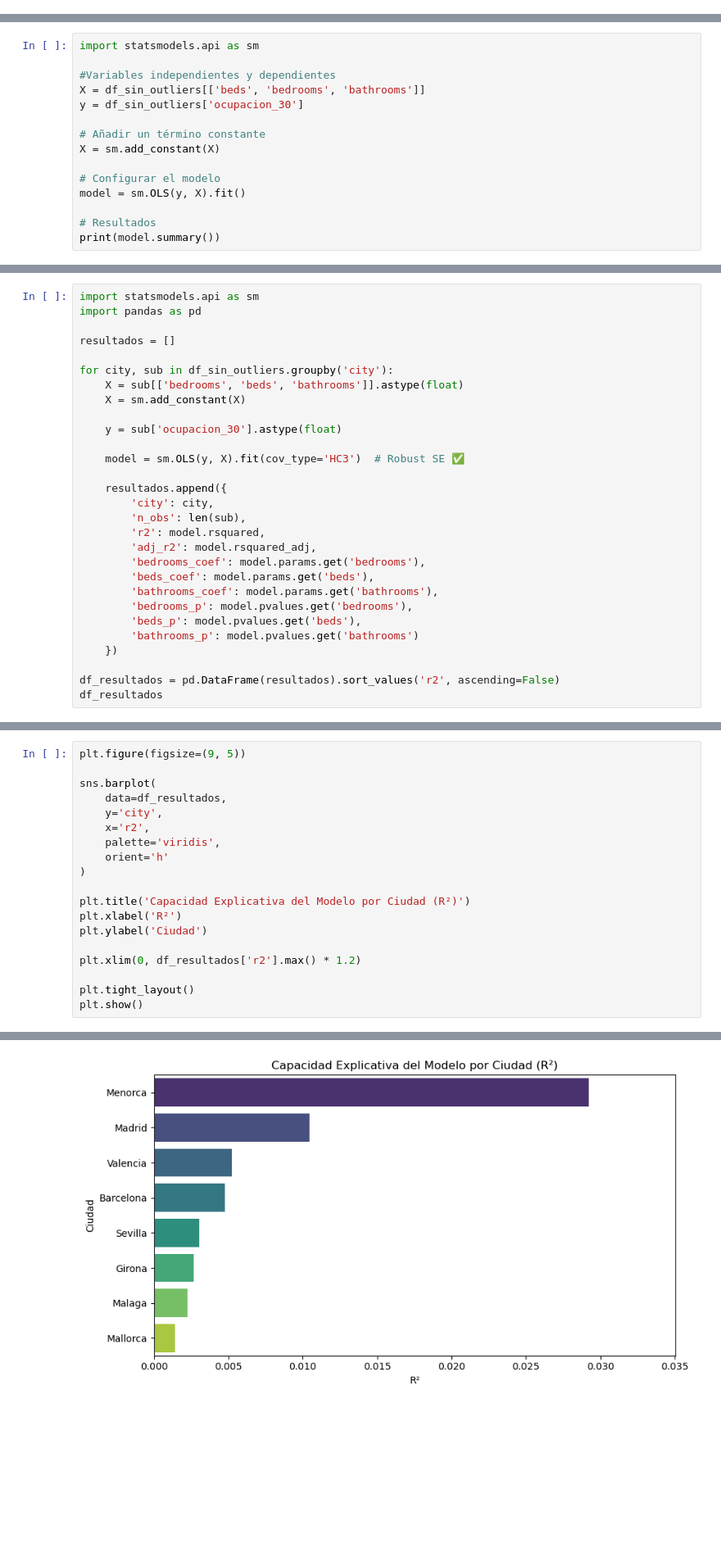
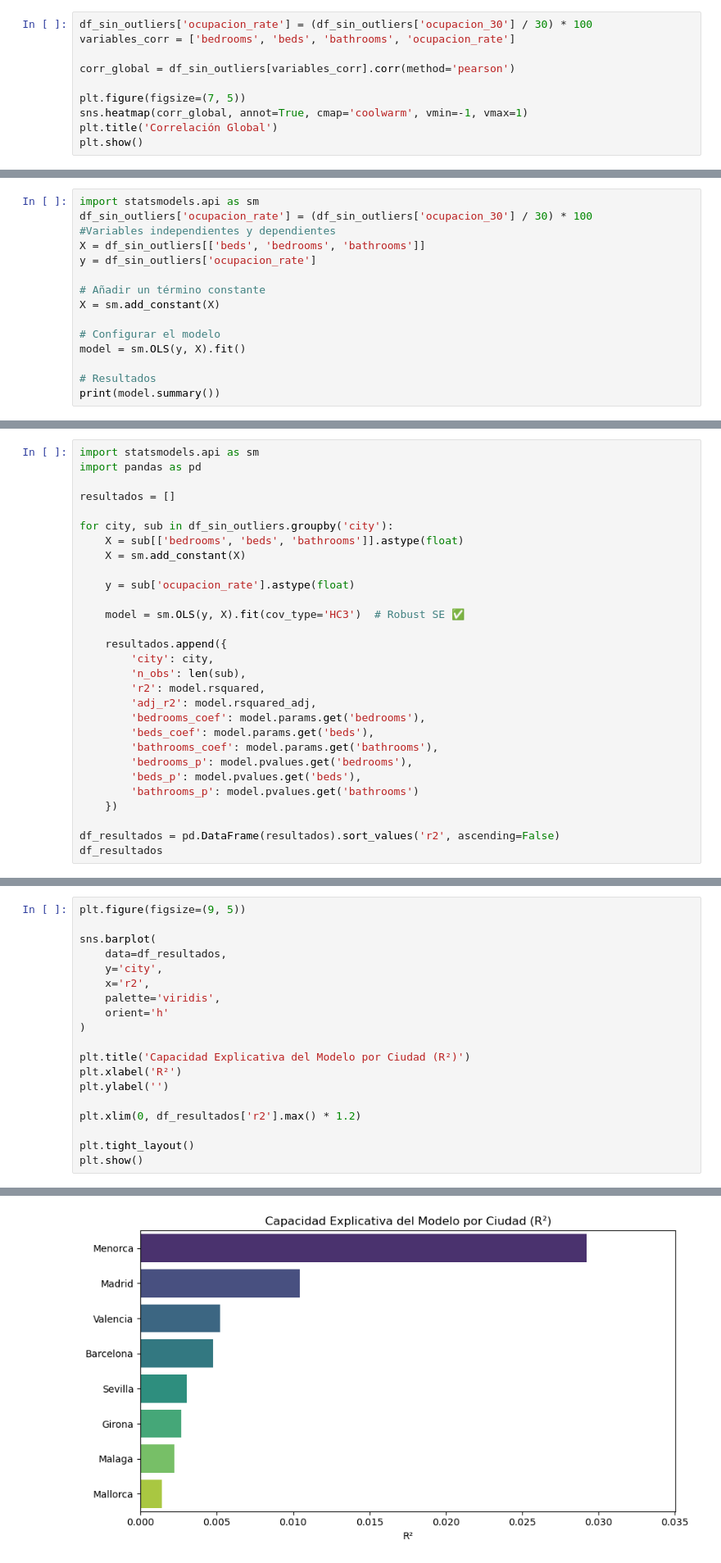
Before and after one commit to esrakesken/turismo-espana-it-academy, a Jupyter notebook: Scripts/AnalisisOperaciones02022026.ipynb, the cells around one changed output, grey strips where cells are left out. Shown at 82% size. Saved outputs shown, nothing was run; the diff lists cells and outputs as text; blank space fills up the shorter version.

```diff
--- a/Scripts/AnalisisOperaciones02022026.ipynb
+++ b/Scripts/AnalisisOperaciones02022026.ipynb
@@ -147,0 +146,10 @@ plt.show()
+# %%
+df_sin_outliers['ocupacion_rate'] = (df_sin_outliers['ocupacion_30'] / 30) * 100
+variables_corr = ['bedrooms', 'beds', 'bathrooms', 'ocupacion_rate']
+
+corr_global = df_sin_outliers[variables_corr].corr(method='pearson')
+
+plt.figure(figsize=(7, 5))
+sns.heatmap(corr_global, annot=True, cmap='coolwarm', vmin=-1, vmax=1)
+plt.title('Correlación Global')
+plt.show()
@@ -237,10 +247,10 @@ df_significancia
 | 23 | Menorca | bathrooms | 0.016214 | 0.809297 |
 # %%
 import statsmodels.api as sm
-
+df_sin_outliers['ocupacion_rate'] = (df_sin_outliers['ocupacion_30'] / 30) * 100
 #Variables independientes y dependientes
 X = df_sin_outliers[['beds', 'bedrooms', 'bathrooms']]
-y = df_sin_outliers['ocupacion_30']
+y = df_sin_outliers['ocupacion_rate']
 
 # Añadir un término constante
 X = sm.add_constant(X)
@@ -292,7 +302,7 @@ for city, sub in df_sin_outliers.groupby('city'):
     X = sub[['bedrooms', 'beds', 'bathrooms']].astype(float)
     X = sm.add_constant(X)
 
-    y = sub['ocupacion_30'].astype(float)
+    y = sub['ocupacion_rate'].astype(float)
 
     model = sm.OLS(y, X).fit(cov_type='HC3')  # Robust SE ✅
 
@@ -385,26 +397,26 @@ Barcelona, Madrid, Girona y Valencia: efecto negativo o débil
 # %%
 plt.figure(figsize=(9, 5))
 
 sns.barplot(
     data=df_resultados,
     y='city',
     x='r2',
     palette='viridis',
     orient='h'
 )
 
 plt.title('Capacidad Explicativa del Modelo por Ciudad (R²)')
 plt.xlabel('R²')
-plt.ylabel('Ciudad')
+plt.ylabel('')
 
 plt.xlim(0, df_resultados['r2'].max() * 1.2)
 
 plt.tight_layout()
 plt.show()
 # %% [output]
 Passing `palette` without assigning `hue` is deprecated and will be removed in v0.14.0. Assign the `y` variable to `hue` and set `legend=False` for the same effect.
 
   sns.barplot(
-[figure, old version]
+[figure, new version]
 # %% [markdown]
 Este gráfico muestra la capacidad explicativa del modelo (R²) por ciudad. En general, los valores de R² son muy bajos, lo que indica que variables como habitaciones, camas y baños explican solo una pequeña parte de la ocupación. Menorca presenta el R² más alto (≈3%), seguida por Madrid (≈1%), mientras que en ciudades como Valencia, Barcelona, Sevilla, Girona, Málaga y Mallorca el poder explicativo del modelo es casi nulo. En conclusión, la ocupación depende principalmente de otros factores no incluidos en el modelo, como el precio, la ubicación o la estacionalidad.
```
Also changed, not shown: parts of 12 cells of this notebook.
